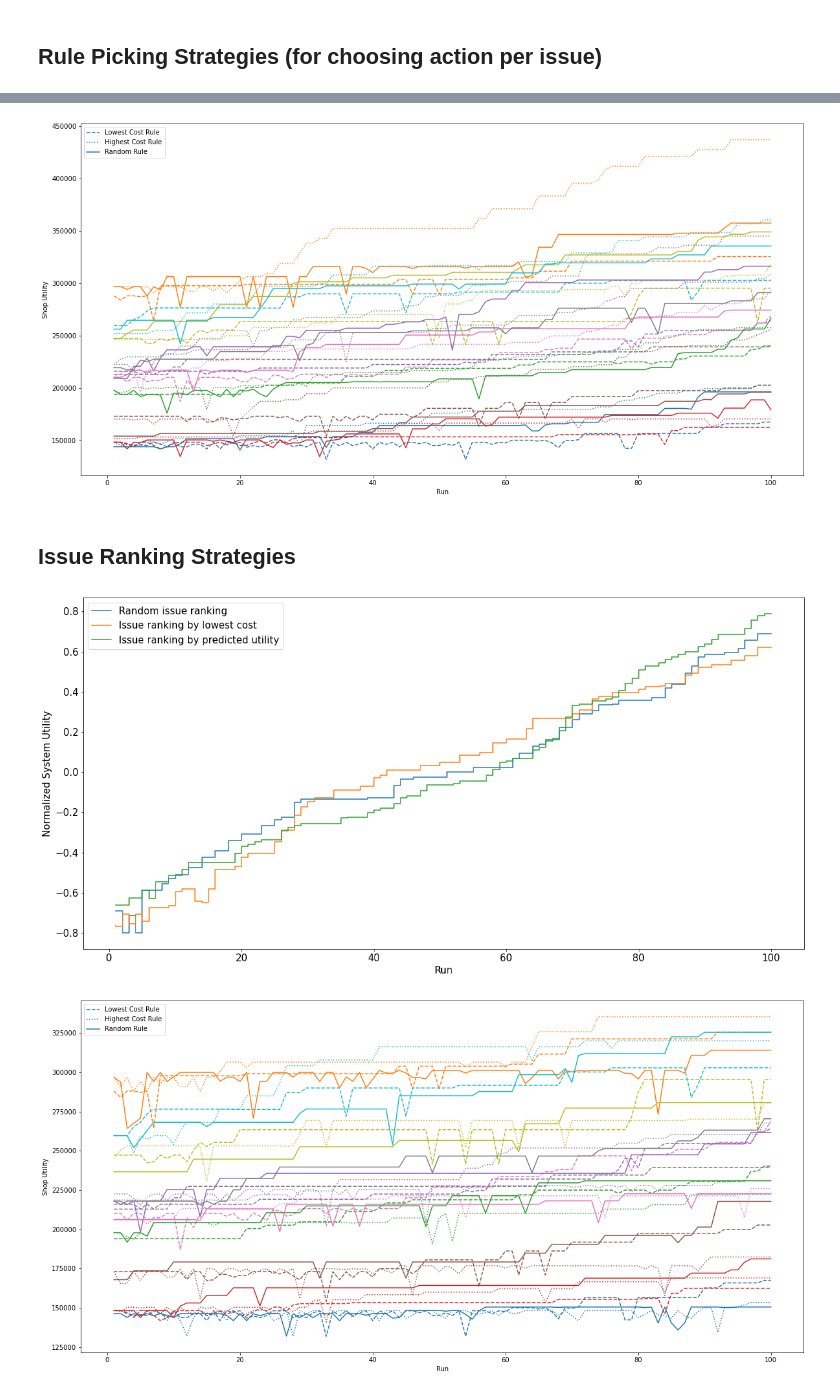
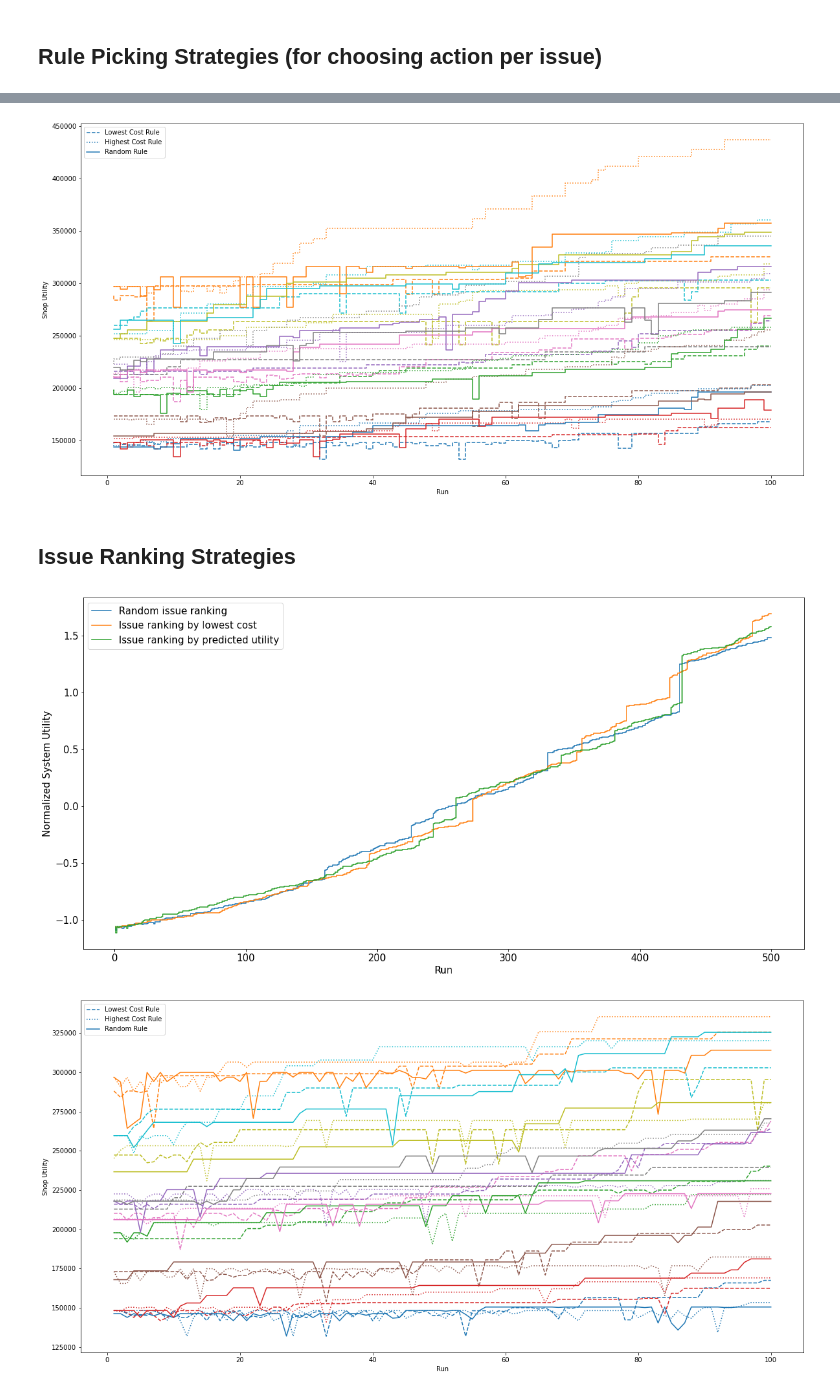
Before and after one commit to Phimanu/MachineLearningControl, a Jupyter notebook: mrubis_controller/performance_plots.ipynb, the cells around one changed output, grey strips where cells are left out. Drawn from its saved outputs; the diff is of its cells as text; code cells hidden in the pictures.

Commit message:
Some more plotting improvements

```diff
--- a/mrubis_controller/performance_plots.ipynb
+++ b/mrubis_controller/performance_plots.ipynb
@@ -29,17 +29,21 @@ ax.set(xlabel='Run', ylabel='System Utility');
 # %%
 fig, ax = plt.subplots(figsize=(20,10))
-lowest = sns.lineplot(x='run', y='shop_utility', hue='shop', data=low_df, ci=None, linestyle='dashed', ax=ax, label='Lowest Cost Rule', legend=False)
-highest = sns.lineplot(x='run', y='shop_utility', hue='shop', data=high_df, ci=None, linestyle='dotted', ax=ax, label='Highest Cost Rule', legend=False)
-random = sns.lineplot(x='run', y='shop_utility', hue='shop', data=random_df, ci=None, ax=ax, label='Random Rule', legend=False)
+lowest = sns.lineplot(x='run', y='shop_utility', hue='shop', data=low_df, ci=None, linestyle='dashed', ax=ax, label='Lowest Cost Rule', legend=False, drawstyle='steps')
+highest = sns.lineplot(x='run', y='shop_utility', hue='shop', data=high_df, ci=None, linestyle='dotted', ax=ax, label='Highest Cost Rule', legend=False, drawstyle='steps')
+random = sns.lineplot(x='run', y='shop_utility', hue='shop', data=random_df, ci=None, ax=ax, label='Random Rule', legend=False, drawstyle='steps')
 ax.set(xlabel='Run', ylabel='Shop Utility');
 handles, labels = ax.get_legend_handles_labels()
 ax.legend(handles[::10], ['Lowest Cost Rule', 'Highest Cost Rule', 'Random Rule']);
 # %% [output]
-[figure, old version]
+[figure, new version]
 # %% [markdown]
 ## Issue Ranking Strategies
 # %%
 low_u_df = pd.read_csv(controller_output / '100_runs_lowest_utility.csv')
 low_c_df = pd.read_csv(controller_output / '100_runs_lowest_cost.csv')
 low_r_df = pd.read_csv(controller_output / '100_runs_lowest_random.csv')
+# %%
+low_u_500_df = pd.read_csv(controller_output / '500_runs_lowest_utility.csv')
+low_c_500_df = pd.read_csv(controller_output / '500_runs_lowest_cost.csv')
+low_r_500_df = pd.read_csv(controller_output / '500_runs_lowest_random.csv')
 # %%
@@ -48,17 +52,17 @@ for df in [low_u_df, low_c_df, low_r_df]:
     df['normalized_system_utility'] = scaler.fit_transform(df['system_utility'].values.reshape(-1,1))
 # %%
 fig, ax = plt.subplots(figsize=(20,10))
-sns.lineplot(x='run', y='normalized_system_utility', data=low_r_df, ax=ax, ci=None, label='Random issue ranking', drawstyle='steps')
-sns.lineplot(x='run', y='normalized_system_utility', data=low_c_df, ax=ax, ci=None, label='Issue ranking by lowest cost', drawstyle='steps')
-sns.lineplot(x='run', y='normalized_system_utility', data=low_u_df, ax=ax, ci=None, label='Issue ranking by predicted utility', drawstyle='steps')
+sns.lineplot(x='run', y='normalized_system_utility', data=low_r_500_df, ax=ax, ci=None, label='Random issue ranking', drawstyle='steps')
+sns.lineplot(x='run', y='normalized_system_utility', data=low_c_500_df, ax=ax, ci=None, label='Issue ranking by lowest cost', drawstyle='steps')
+sns.lineplot(x='run', y='normalized_system_utility', data=low_u_500_df, ax=ax, ci=None, label='Issue ranking by predicted utility', drawstyle='steps')
 ax.set(xlabel='Run', ylabel='Normalized System Utility')
 for item in ([ax.title, ax.xaxis.label, ax.yaxis.label] +
              ax.get_xticklabels() + ax.get_yticklabels()):
     item.set_fontsize(15)
 ax.legend(fontsize=15)
 fig.savefig(controller_output / 'sys_utility_strategies.png', dpi=300)
 # %% [output]
-[figure, old version]
+[figure, new version]
 # %%
 fig, ax = plt.subplots(figsize=(20,10))
 lowest = sns.lineplot(x='run', y='shop_utility', hue='shop', data=low_u_df, ci=None, linestyle='dashed', ax=ax, label='Lowest Cost Rule', legend=False)
```
Also changed, not shown: parts of 2 cells of this notebook.
